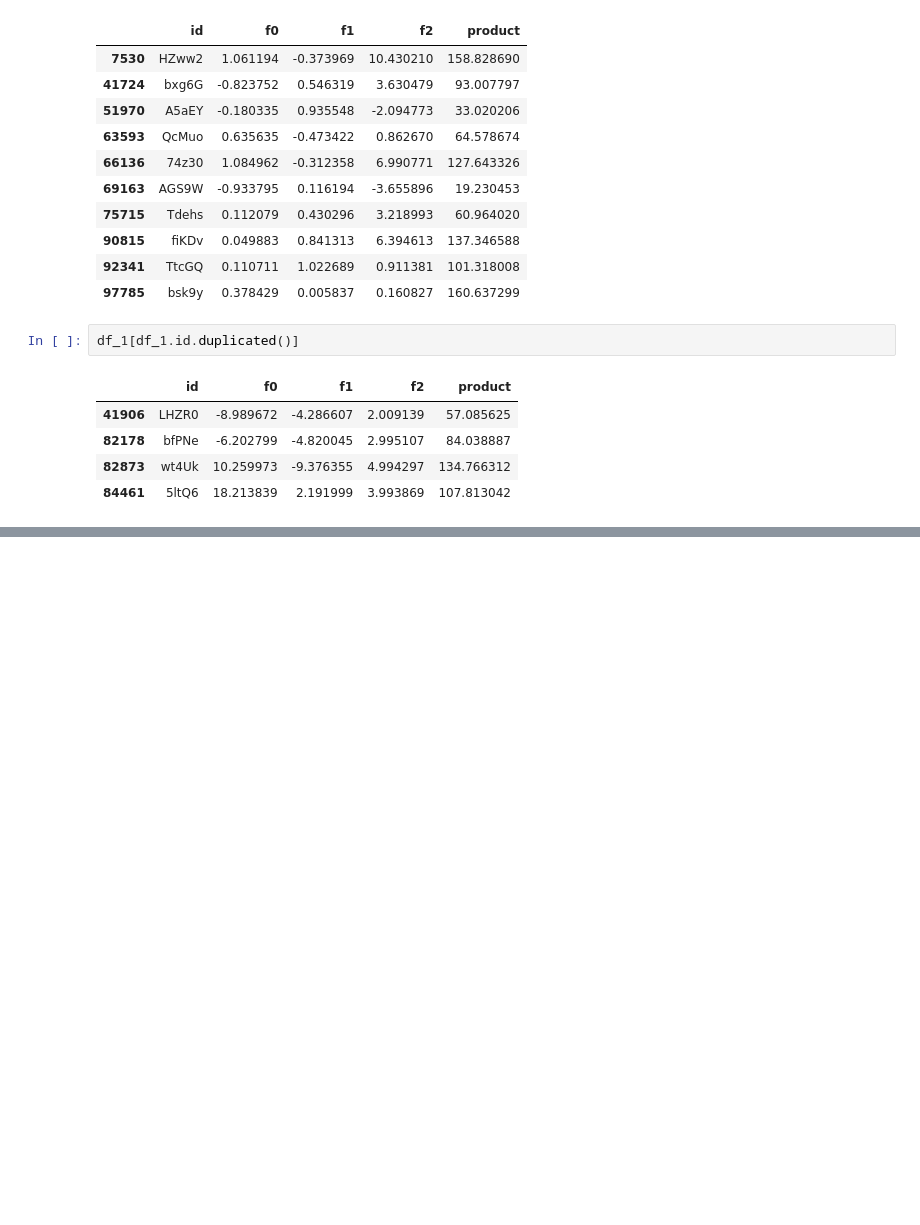
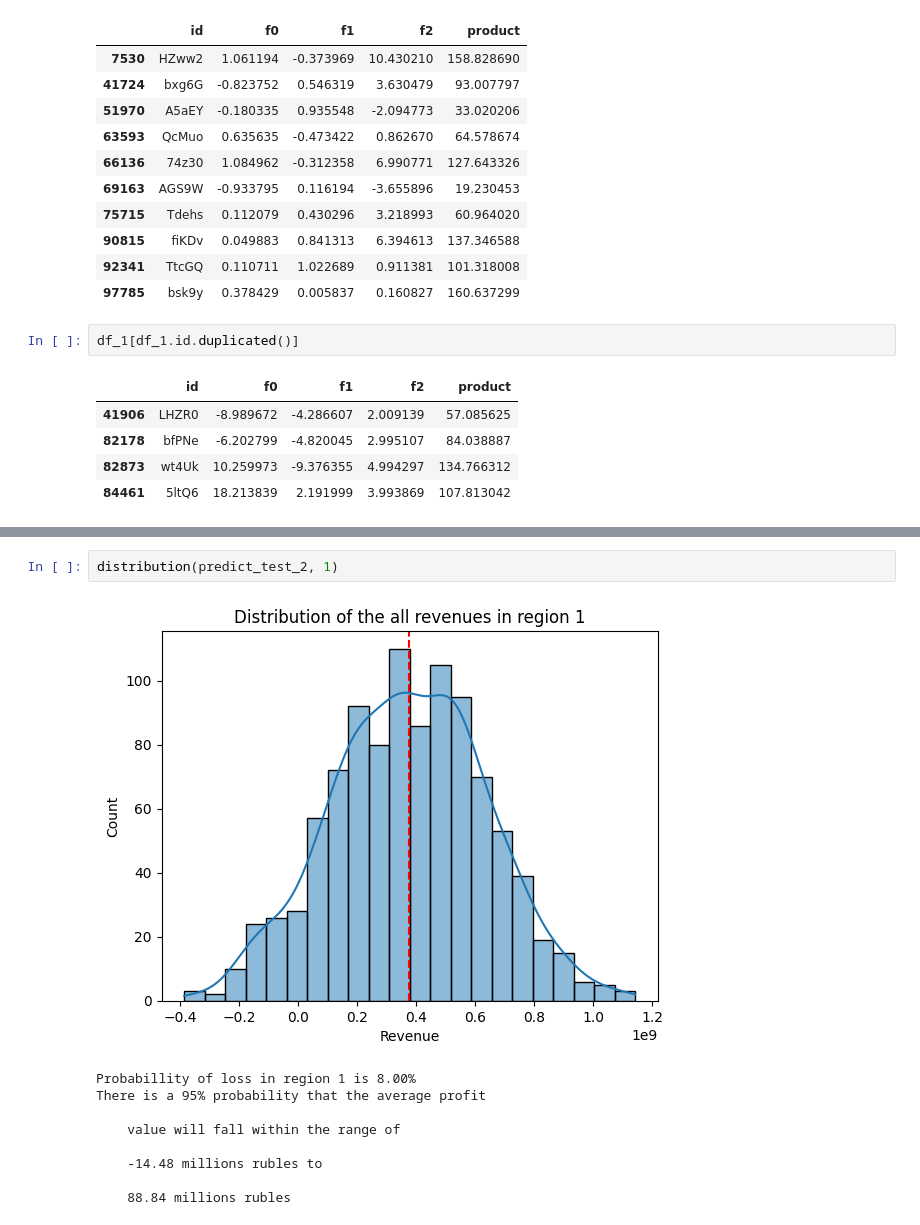
Before and after one commit to ludryb/student_project, a Jupyter notebook: 08_ml_for_bissnes/oil_well.ipynb, the cells around one changed output, grey strips where cells are left out. Saved outputs shown, nothing was run; the diff lists cells and outputs as text; blank space fills up the shorter version.

```diff
--- a/08_ml_for_bissnes/oil_well.ipynb
+++ b/08_ml_for_bissnes/oil_well.ipynb
@@ -231,0 +429,12 @@ df_1[df_1.id.duplicated()]
+# %%
+distribution(predict_test_2, 1)
+# %% [output]
+[figure, added]
+Probabillity of loss in region 1 is 8.00%
+There is a 95% probability that the average profit
+
+    value will fall within the range of
+
+    -14.48 millions rubles to
+
+    88.84 millions rubles
```
Also changed, not shown: parts of 32 cells of this notebook, 2 other files.
